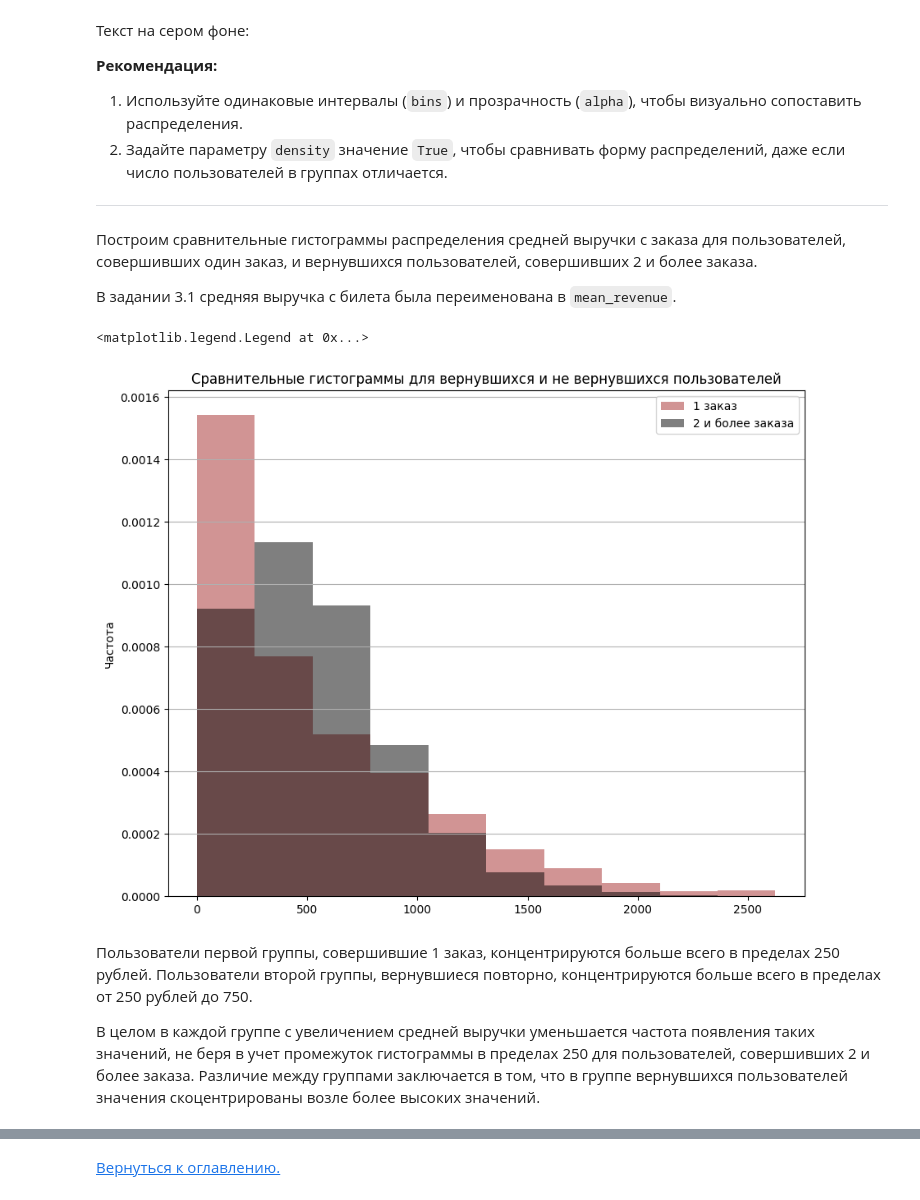
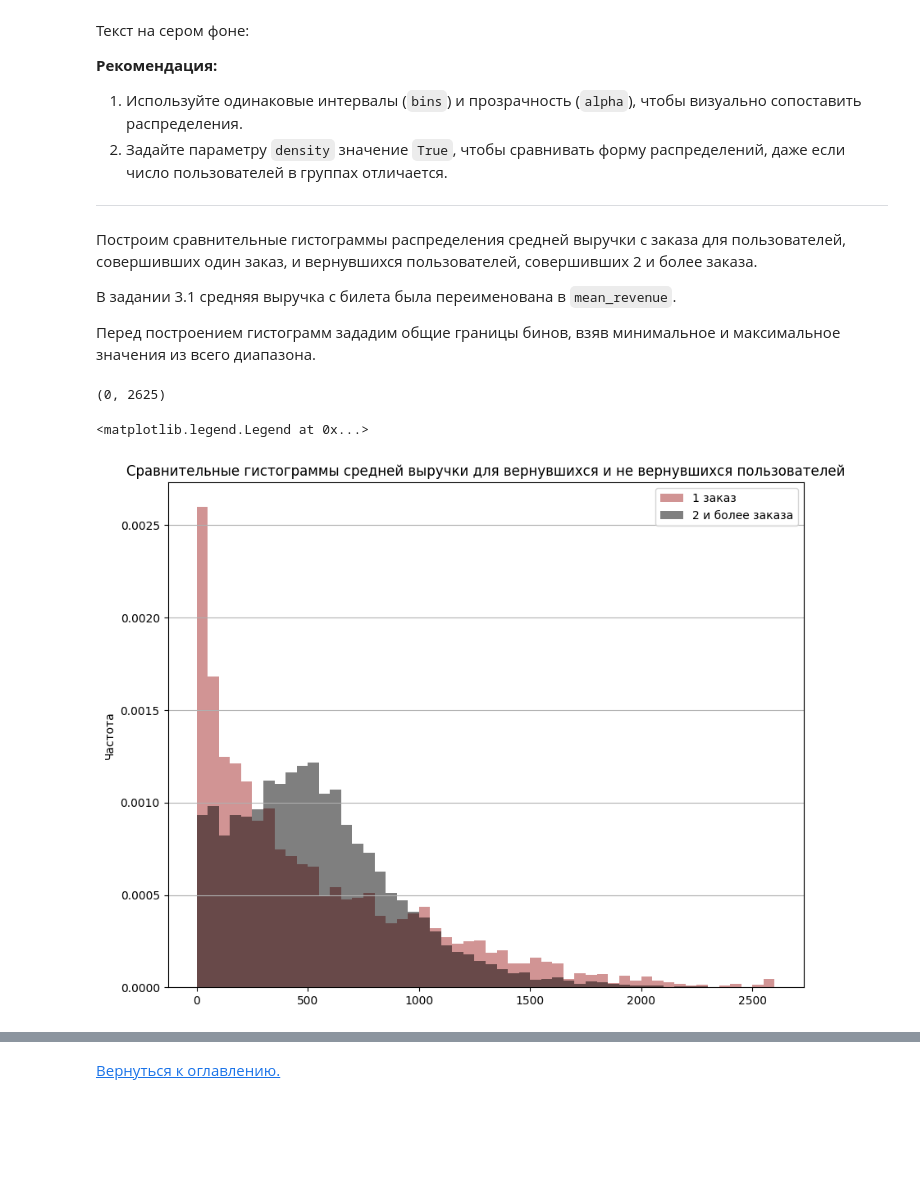
Before and after one commit to AnnaTN/Loyalty_analysis_of_ticket_service_users___Yandex_practicum___, a Jupyter notebook: Итоговый_проект_переделанный.ipynb, the cells around one changed output, grey strips where cells are left out. Drawn from its saved outputs; the diff is of its cells as text; code cells hidden in the pictures; blank space fills up the shorter version.

Commit message:
Changed Итоговый_проект_переделанный.ipynb, README.md

```diff
--- a/Итоговый_проект_переделанный.ipynb
+++ b/Итоговый_проект_переделанный.ipynb
@@ -630,11 +626,11 @@ memory usage: 11.1 MB
 # %%
-columns = ['order_id', 'revenue', 'tickets_count', 'days_since_prev', 'event_id']
-types = ['integer', 'float', 'integer', 'float', 'integer']
+columns = ['tickets_count', 'days_since_prev']
+types = ['integer', 'float']
 
 for i in range(len(columns)):
     df[columns[i]] = pd.to_numeric(df[columns[i]], downcast=types[i])
 
-df[['order_id', 'revenue', 'tickets_count', 'days_since_prev', 'event_id']].info()
+df[['tickets_count', 'days_since_prev']].info()
 # %% [output]
 <class 'pandas.DataFrame'>
 RangeIndex: 290611 entries, 0 to 290610
@@ -860,0 +910,2 @@ print(f'Было строк в исходном датасете: {start_shape}\
+# %%
+df = df.drop_duplicates(subset=['user_id', 'device_type_canonical', 'order_ts', 'tickets_count', 'revenue_rub', 'event_id', 'service_name', 'event_type_main', 'region_name', 'city_name'])
@@ -1685,21 +1763,25 @@ __Комментарий от ревьюера №1__
 Построим сравнительные гистограммы распределения средней выручки с заказа для  пользователей, совершивших один заказ, и вернувшихся пользователей, совершивших 2 и более заказа.
 
 В задании 3.1 средняя выручка с билета была переименована в `mean_revenue`.
+
+Перед построением гистограмм зададим общие границы бинов, взяв минимальное и максимальное значения из всего диапазона.
+# %%
+min_value, max_value = round(min(user_profile['mean_revenue'])), round(max(user_profile['mean_revenue']))
+bins_1 = range(min_value, max_value + 1, 50)
+min_value, max_value
+# %% [output]
+(0, 2625)
 # %%
 one_order = user_profile[user_profile['is_two'] == False]['mean_revenue']
 two_more_order = user_profile[user_profile['is_two'] == True]['mean_revenue']
 
 plt.figure(figsize=(10, 8))
-one_order.plot(kind='hist', density=True, color='brown', alpha=0.5, label='1 заказ', bins=10)
-two_more_order.plot(kind='hist', density=True, color='black', alpha=0.5, label='2 и более заказа', bins=10)
+one_order.plot(kind='hist', density=True, color='brown', alpha=0.5, label='1 заказ', bins=bins_1)
+two_more_order.plot(kind='hist', density=True, color='black', alpha=0.5, label='2 и более заказа', bins=bins_1)
 plt.grid(axis='y')
 plt.ylabel("Частота")
-plt.title("Сравнительные гистограммы для вернувшихся и не вернувшихся пользователей")
+plt.title("Сравнительные гистограммы средней выручки для вернувшихся и не вернувшихся пользователей")
 plt.legend()
 # %% [output]
 <matplotlib.legend.Legend at 0x...>
-[figure, old version]
+[figure, new version]
-# %% [markdown]
-Пользователи первой группы, совершившие 1 заказ, концентрируются больше всего в пределах 250 рублей. Пользователи второй группы, вернувшиеся повторно, концентрируются больше всего в пределах от 250 рублей до 750.
-
-В целом в каждой группе с увеличением средней выручки уменьшается частота появления таких значений, не беря в учет промежуток гистограммы в пределах 250 для пользователей, совершивших 2 и более заказа. Различие между группами заключается в том, что в группе вернувшихся пользователей значения скоцентрированы возле более высоких значений.
```
Also changed, not shown: parts of 114 cells of this notebook, 1 other file.
